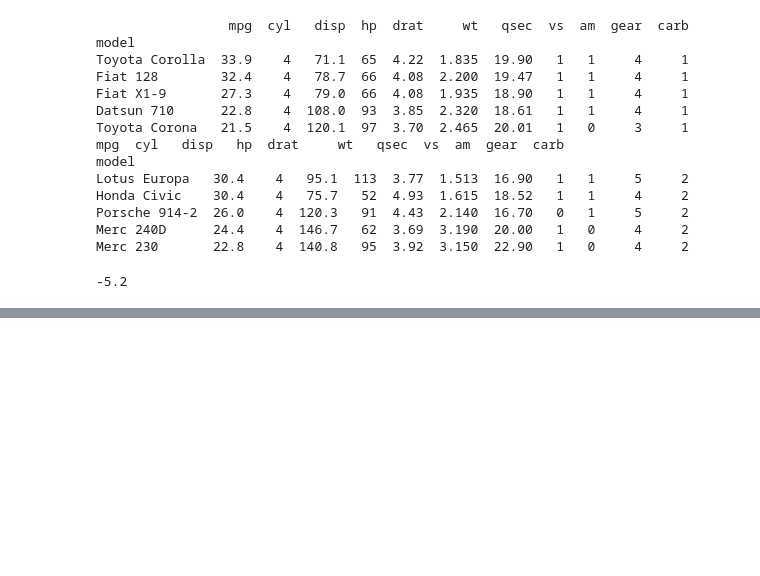
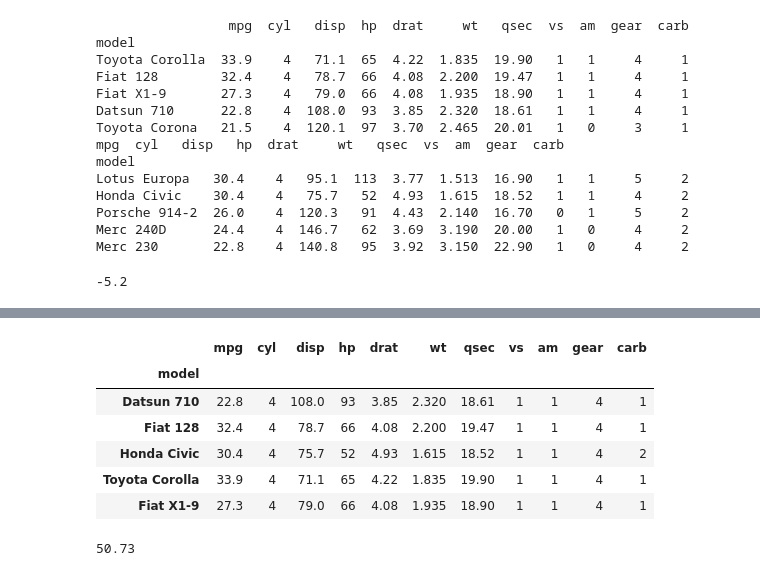
Before and after one commit to HongSeongMo/Bigdata_Analysis_Professional, a Jupyter notebook: Test_241102.ipynb, the cells around one changed output, grey strips where cells are left out. Drawn from its saved outputs; the diff is of its cells as text; code cells hidden in the pictures; blank space fills up the shorter version.

```diff
--- a/Test_241102.ipynb
+++ b/Test_241102.ipynb
@@ -65,0 +70,4 @@ print(round(diff,4))
+# %%
+import pandas as pd
+df = pd.read_csv('/content/drive/MyDrive/Colab Notebooks/work/mtcars.csv', header=0, index_col=0)
+df.head()
@@ -65,0 +82,15 @@ print(round(diff,4))
+# %%
+df1 = df[(df['am'] == 1) & (df['cyl'] == 4)]
+df1.head()
+# %% [output]
+|  | mpg | cyl | disp | hp | drat | wt | qsec | vs | am | gear | carb |
+| model |  |  |  |  |  |  |  |  |  |  |  |
+| Datsun 710 | 22.8 | 4 | 108.0 | 93 | 3.85 | 2.320 | 18.61 | 1 | 1 | 4 | 1 |
+| Fiat 128 | 32.4 | 4 | 78.7 | 66 | 4.08 | 2.200 | 19.47 | 1 | 1 | 4 | 1 |
+| Honda Civic | 30.4 | 4 | 75.7 | 52 | 4.93 | 1.615 | 18.52 | 1 | 1 | 4 | 2 |
+| Toyota Corolla | 33.9 | 4 | 71.1 | 65 | 4.22 | 1.835 | 19.90 | 1 | 1 | 4 | 1 |
+| Fiat X1-9 | 27.3 | 4 | 79.0 | 66 | 4.08 | 1.935 | 18.90 | 1 | 1 | 4 | 1 |
+# %%
+print(round(df1['mpg'].mean() + df1['hp'].std(), 3))
+# %% [output]
+50.73
```
Also changed, not shown: parts of 3 cells of this notebook.
